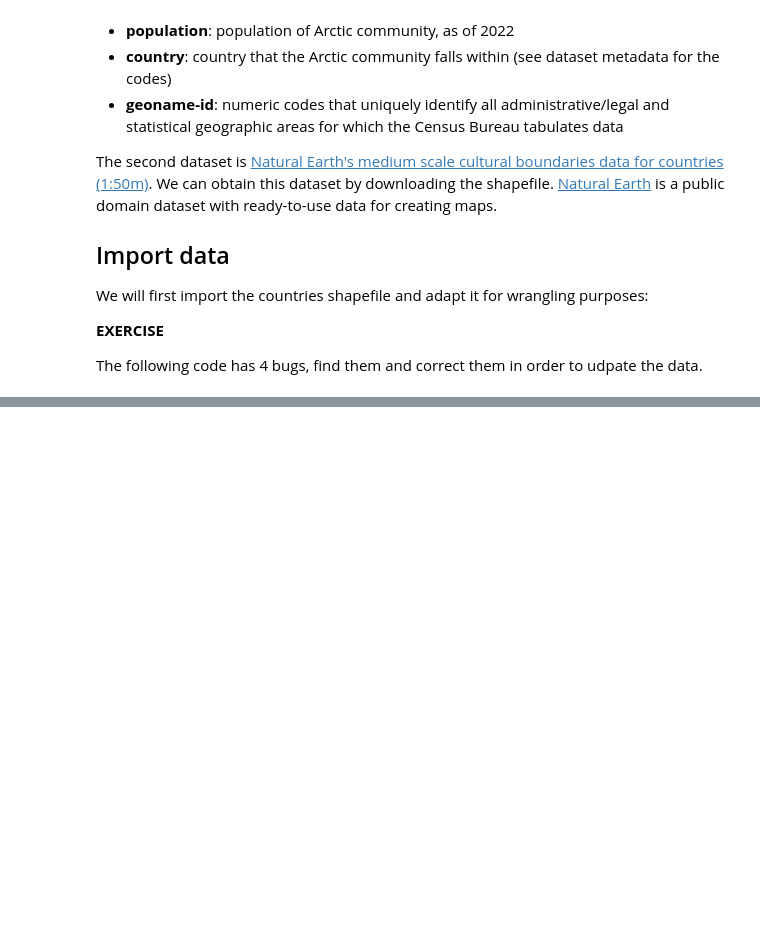
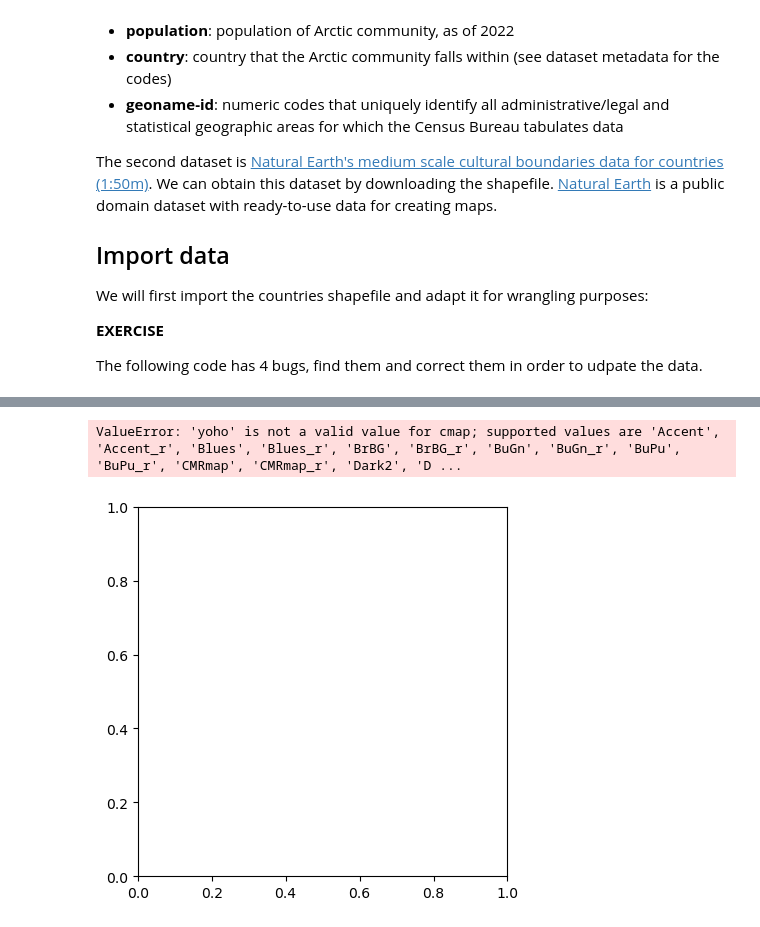
Before and after one commit to haylee360/eds220-2024-in-class, a Jupyter notebook: week-6-reprojecting-STUDENTS.ipynb, the cells around one changed output, grey strips where cells are left out. Saved outputs shown, nothing was run; the diff lists cells and outputs as text; code cells hidden in the pictures; blank space fills up the shorter version.

```diff
--- a/week-6-reprojecting-STUDENTS.ipynb
+++ b/week-6-reprojecting-STUDENTS.ipynb
@@ -73,0 +288,10 @@ country_names
+# %%
+# Reproject to CRS optimized for arctic region
+arctic_countries = arctic_countries.to_crs('epsg:3413')
+# %%
+arctic_countries.plot(column='n_communities',
+                      cmap='yoho',
+                     legend=True)
+# %% [output]
+ValueError: 'yoho' is not a valid value for cmap; supported values are 'Accent', 'Accent_r', 'Blues', 'Blues_r', 'BrBG', 'BrBG_r', 'BuGn', 'BuGn_r', 'BuPu', 'BuPu_r', 'CMRmap', 'CMRmap_r', 'Dark2', 'D ...
+[figure, added]
```
Also changed, not shown: parts of 30 cells of this notebook.
